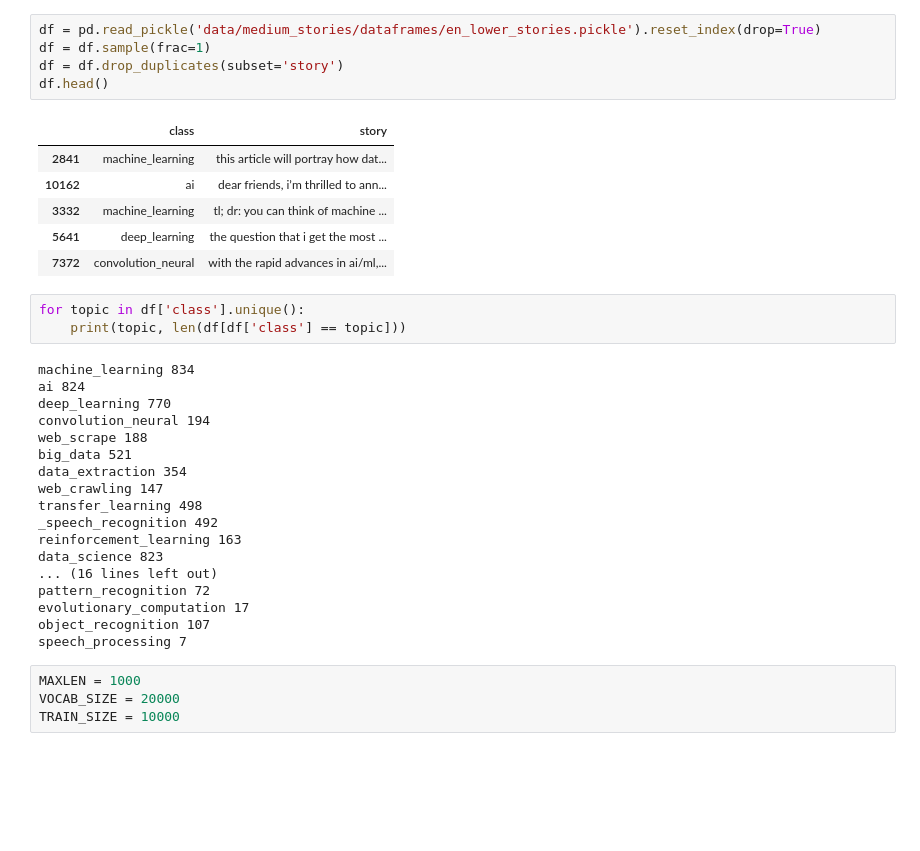
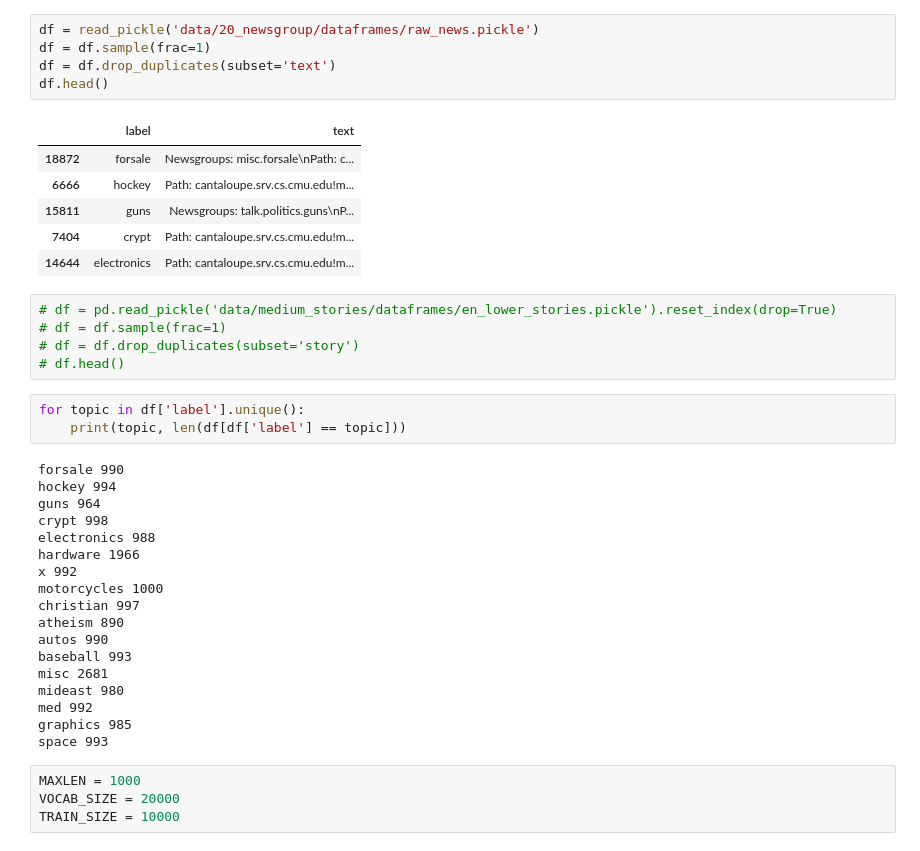
Before and after one commit to rodrigosnader/medium-scraper, a Jupyter notebook: Text Classification.ipynb, the cells around one changed output. Cells and saved outputs as stored; diff of their text form; blank space fills up the shorter version.

```diff
--- a/Text Classification.ipynb
+++ b/Text Classification.ipynb
@@ -26,36 +28,41 @@ from matplotlib import pyplot as plt
+# %%
+df = read_pickle('data/20_newsgroup/dataframes/raw_news.pickle')
+df = df.sample(frac=1)
+df = df.drop_duplicates(subset='text')
+df.head()
+# %% [output]
+|  | label | text |
+| 18872 | forsale | Newsgroups: misc.forsale\nPath: c... |
+| 6666 | hockey | Path: cantaloupe.srv.cs.cmu.edu!m... |
+| 15811 | guns | Newsgroups: talk.politics.guns\nP... |
+| 7404 | crypt | Path: cantaloupe.srv.cs.cmu.edu!m... |
+| 14644 | electronics | Path: cantaloupe.srv.cs.cmu.edu!m... |
 # %%
-df = pd.read_pickle('data/medium_stories/dataframes/en_lower_stories.pickle').reset_index(drop=True)
-df = df.sample(frac=1)
-df = df.drop_duplicates(subset='story')
-df.head()
+# df = pd.read_pickle('data/medium_stories/dataframes/en_lower_stories.pickle').reset_index(drop=True)
+# df = df.sample(frac=1)
+# df = df.drop_duplicates(subset='story')
+# df.head()
-# %% [output]
-|  | class | story |
-| 2841 | machine_learning | this article will portray how dat... |
-| 10162 | ai | dear friends, i’m thrilled to ann... |
-| 3332 | machine_learning | tl; dr: you can think of machine ... |
-| 5641 | deep_learning | the question that i get the most ... |
-| 7372 | convolution_neural | with the rapid advances in ai/ml,... |
 # %%
-for topic in df['class'].unique():
-    print(topic, len(df[df['class'] == topic]))
+for topic in df['label'].unique():
+    print(topic, len(df[df['label'] == topic]))
 # %% [output]
-machine_learning 834
-ai 824
-deep_learning 770
-convolution_neural 194
-web_scrape 188
-big_data 521
-data_extraction 354
-web_crawling 147
-transfer_learning 498
-_speech_recognition 492
-reinforcement_learning 163
-data_science 823
-... (16 lines left out)
-pattern_recognition 72
-evolutionary_computation 17
-object_recognition 107
-speech_processing 7
+forsale 990
+hockey 994
+guns 964
+crypt 998
+electronics 988
+hardware 1966
+x 992
+motorcycles 1000
+christian 997
+atheism 890
+autos 990
+baseball 993
+misc 2681
+mideast 980
+med 992
+graphics 985
+space 993
 # %%
 MAXLEN = 1000
 VOCAB_SIZE = 20000
```
Also changed, not shown: parts of 7 cells of this notebook, 1 other file.
